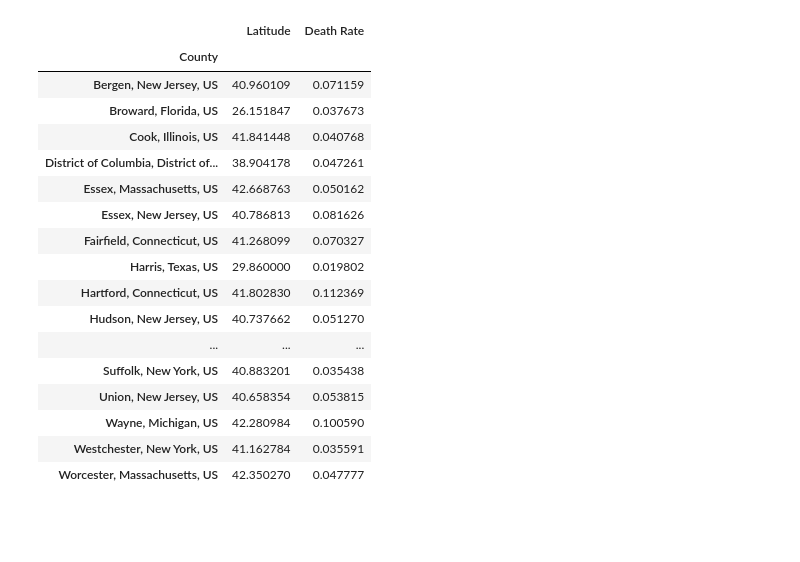
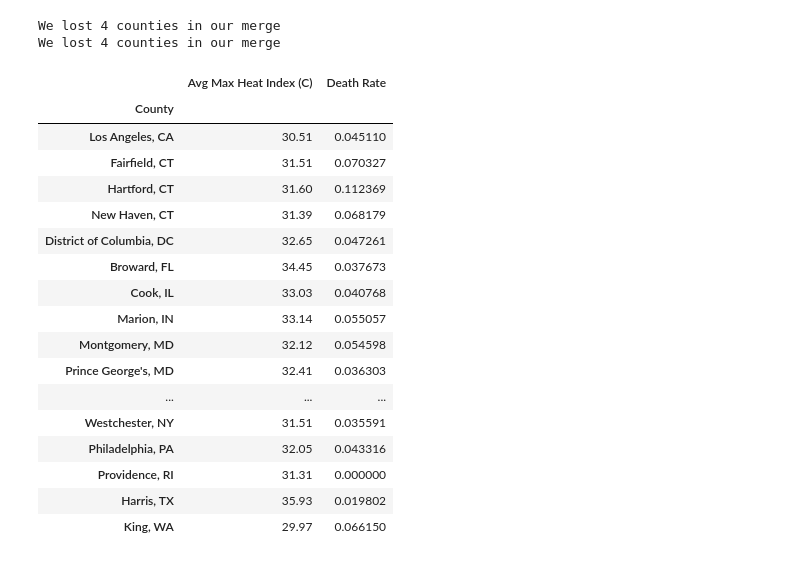
Before and after one commit to amkrutsinger/covid19finalproject, a Jupyter notebook: regression/regression.ipynb, the cells around one changed output. Cells and saved outputs as stored; diff of their text form; code cells hidden in the pictures; blank space fills up the shorter version.

```diff
--- a/regression/regression.ipynb
+++ b/regression/regression.ipynb
@@ -47,0 +120,23 @@ raw
+# %%
+# Load county geographical data
+def load_geo_data(file, dropCols, indexCol):
+    df = pd.read_csv(file)
+    df.drop(dropCols, axis=1, inplace=True)
+    df.dropna(inplace=True)
+    df[indexCol] = df[indexCol].apply(lambda x: x.replace(' County', ''))
+    df.set_index(indexCol, drop=True, inplace=True)
+
+    return df
+
+# Load temperature data
+temp = load_geo_data('North America Land Data Assimilation System (NLDAS) Daily Air Temperatures and Heat Index (1979-2011).csv',
+                     ['County Code', 'Avg Daily Max Air Temperature (C)', 'Avg Daily Min Air Temperature (C)'], 'County')
+temp
+
+# Load heat index data
+# Heat index = "how hot it really feels when relative humidity is factored in with the actual air temperature"
+heat_index = load_geo_data('North America Land Data Assimilation System (NLDAS) Daily Air Temperatures and Heat Index (1979-2011)-2.csv',
+                           ['County Code'], 'County')
+heat_index = heat_index[heat_index['Avg Max Heat Index (C)'] != 'Missing']
+heat_index['Avg Max Heat Index (C)'] = heat_index['Avg Max Heat Index (C)'].apply(lambda x: float(x))
+heat_index
@@ -94,40 +204,50 @@ death_rate
 # %%
 # Merge two data sets
 def merge_data1(covid_data, geo_data):
     df = geo_data.merge(covid_data, left_index=True, right_index=True)
 
     # Check missing countries
-    print(f'We lost {covid_data.shape[0] - df.shape[0]} countries in our merge')
+    print(f'We lost {covid_data.shape[0] - df.shape[0]} counties in our merge')
 
     return df
 
 
 def merge_data2(covid_data, raw):
     df = pd.concat([raw, covid_data], axis=1)
     df = df.drop(['Confirmed', 'Deaths', 'Recovered', 'Active'], axis=1)
     return df
 
-# Death Rates and Latitude
+# Death rates and latitude
 death_and_lat = merge_data2(death_rate, raw)
-death_and_lat
+death_and_lat.describe()
+
+# Death rates and temperature
+death_and_temp = merge_data1(death_rate, temp)
+death_and_temp
+
+# Death rates and head index
+death_and_heatindex = merge_data1(death_rate, heat_index)
+death_and_heatindex
 # %% [output]
+We lost 4 counties in our merge
+We lost 4 counties in our merge
-|  | Latitude | Death Rate |
+|  | Avg Max Heat Index (C) | Death Rate |
 | County |  |  |
-| Bergen, New Jersey, US | 40.960109 | 0.071159 |
-| Broward, Florida, US | 26.151847 | 0.037673 |
-| Cook, Illinois, US | 41.841448 | 0.040768 |
-| District of Columbia, District of... | 38.904178 | 0.047261 |
-| Essex, Massachusetts, US | 42.668763 | 0.050162 |
-| Essex, New Jersey, US | 40.786813 | 0.081626 |
-| Fairfield, Connecticut, US | 41.268099 | 0.070327 |
-| Harris, Texas, US | 29.860000 | 0.019802 |
-| Hartford, Connecticut, US | 41.802830 | 0.112369 |
-| Hudson, New Jersey, US | 40.737662 | 0.051270 |
+| Los Angeles, CA | 30.51 | 0.045110 |
+| Fairfield, CT | 31.51 | 0.070327 |
+| Hartford, CT | 31.60 | 0.112369 |
+| New Haven, CT | 31.39 | 0.068179 |
+| District of Columbia, DC | 32.65 | 0.047261 |
+| Broward, FL | 34.45 | 0.037673 |
+| Cook, IL | 33.03 | 0.040768 |
+| Marion, IN | 33.14 | 0.055057 |
+| Montgomery, MD | 32.12 | 0.054598 |
+| Prince George's, MD | 32.41 | 0.036303 |
 | ... | ... | ... |
-| Suffolk, New York, US | 40.883201 | 0.035438 |
-| Union, New Jersey, US | 40.658354 | 0.053815 |
-| Wayne, Michigan, US | 42.280984 | 0.100590 |
-| Westchester, New York, US | 41.162784 | 0.035591 |
-| Worcester, Massachusetts, US | 42.350270 | 0.047777 |
+| Westchester, NY | 31.51 | 0.035591 |
+| Philadelphia, PA | 32.05 | 0.043316 |
+| Providence, RI | 31.31 | 0.000000 |
+| Harris, TX | 35.93 | 0.019802 |
+| King, WA | 29.97 | 0.066150 |
 # %%
 # Plot linear regression
```
Also changed, not shown: parts of 7 cells of this notebook.
